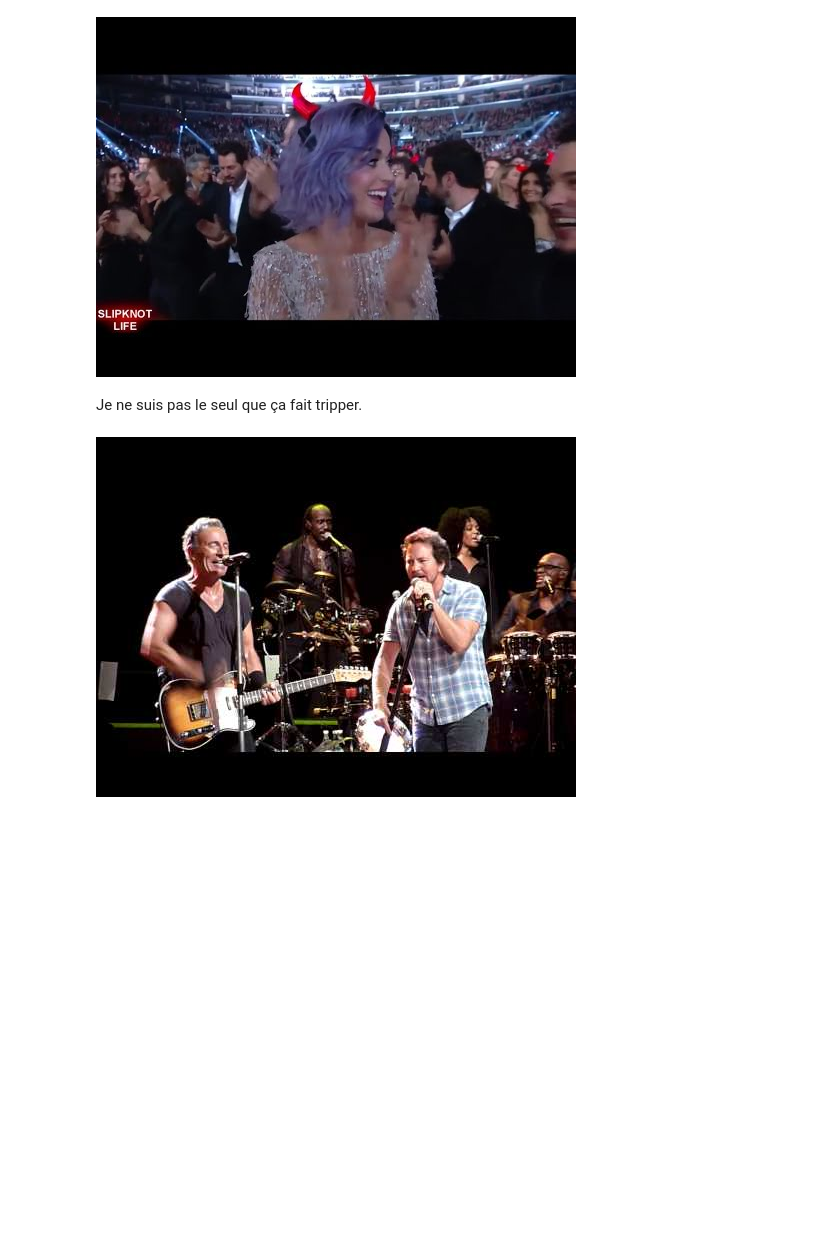
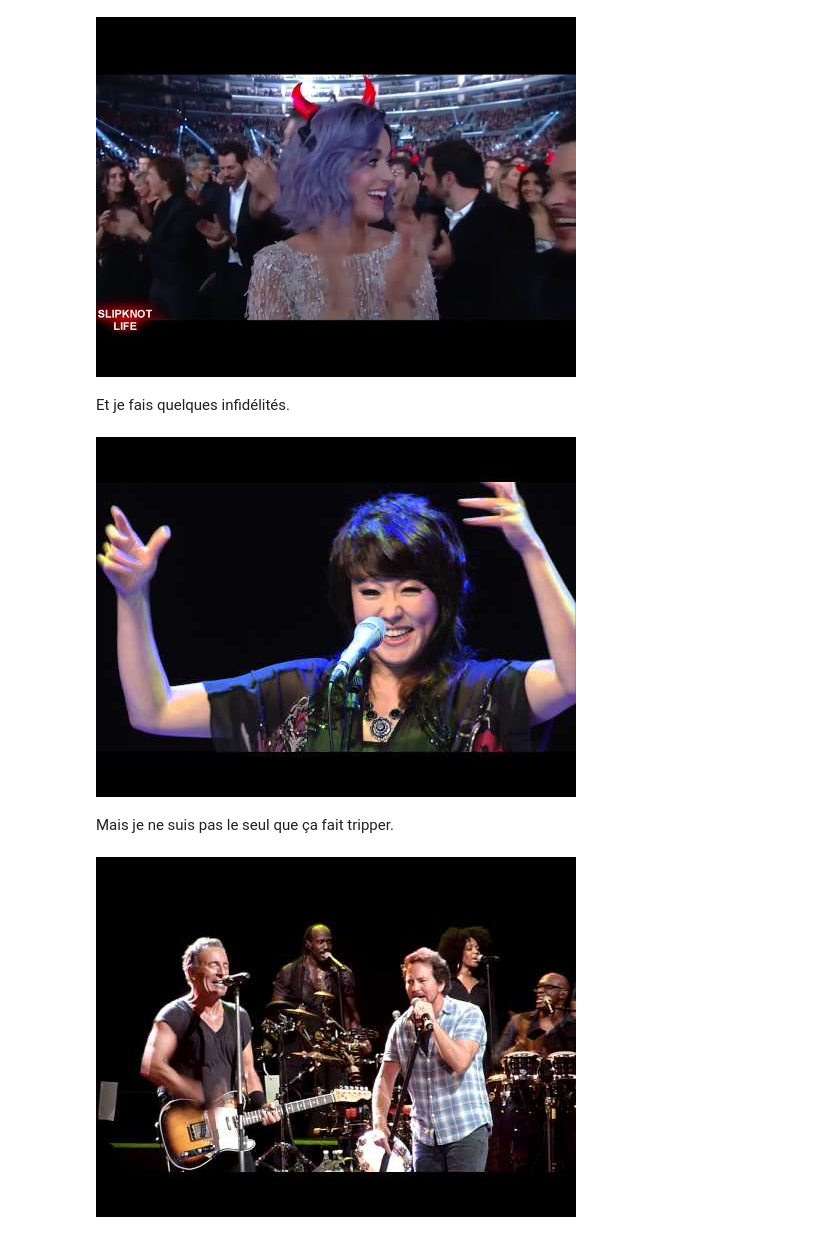
Before and after one commit to sdpython/jupytalk, a Jupyter notebook: _doc/notebooks/2017/ensae/2017_1a_ensae_nocture.ipynb, the cells around one changed output. Drawn from its saved outputs; the diff is of its cells as text; code cells hidden in the pictures; blank space fills up the shorter version.

```diff
--- a/_doc/notebooks/2017/ensae/2017_1a_ensae_nocture.ipynb
+++ b/_doc/notebooks/2017/ensae/2017_1a_ensae_nocture.ipynb
@@ -31,8 +37,14 @@ Bon en fait, comme je n'ai plus plus 20 ans, c'est un peu plus lent.
 YouTubeVideo("bTPnzzcJA0g")
 # %% [output]
 [figure]
+# %% [markdown]
+Et je fais quelques infidélités.
+# %%
+YouTubeVideo("UgKMdqSUkKc")
+# %% [output]
+[figure, added]
 # %% [markdown]
-Je ne suis pas le seul que ça fait tripper.
+Mais je ne suis pas le seul que ça fait tripper.
 # %%
 YouTubeVideo("s25WLbQKMCU")
 # %% [output]
```
Also changed, not shown: parts of 15 cells of this notebook, 1 other file.
